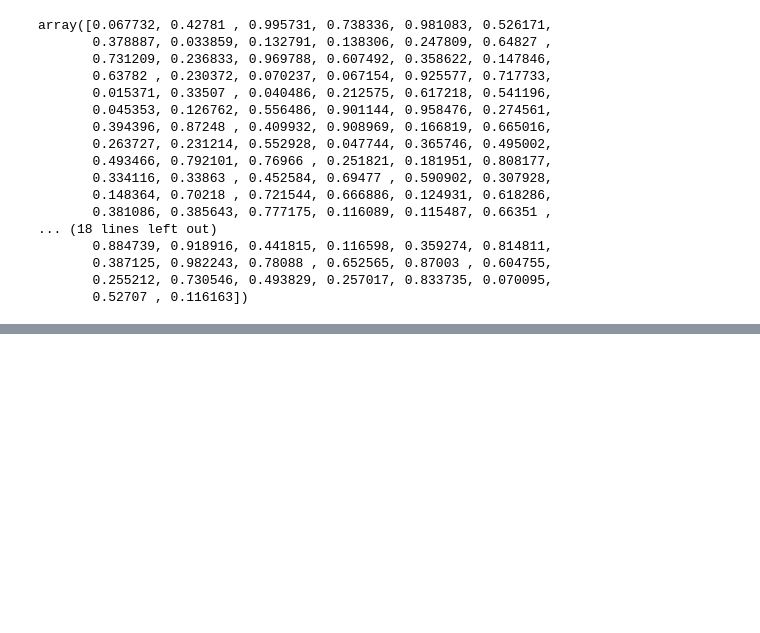
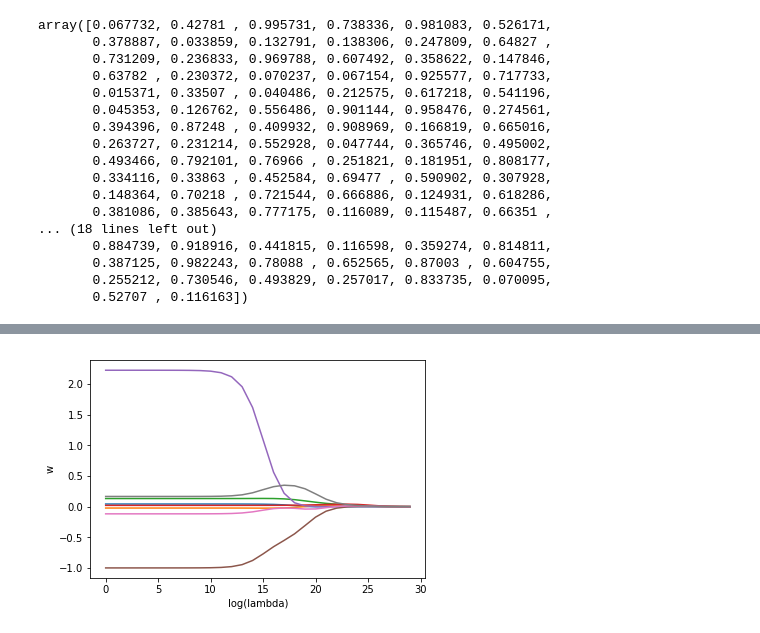
Before and after one commit to bruceEeZhao/machinLearning, a Jupyter notebook: chp08-regression/regression.ipynb, the cells around one changed output, grey strips where cells are left out. Drawn from its saved outputs; the diff is of its cells as text; code cells hidden in the pictures; blank space fills up the shorter version.

```diff
--- a/chp08-regression/regression.ipynb
+++ b/chp08-regression/regression.ipynb
@@ -68,0 +177,4 @@ array([0.067732, 0.42781 , 0.995731, 0.738336, 0.981083, 0.526171,
+# %%
+ws = strandRegress(abX[0:99], abY[0:99])
+yHat = np.mat(abX[100:199])*ws
+rssError(abY[100:199], yHat.T.A)
@@ -68,0 +198,42 @@ array([0.067732, 0.42781 , 0.995731, 0.738336, 0.981083, 0.526171,
+# %%
+def ridgeRegress(xMat, yMat, lambdaa=0.2):
+    xTx = xMat.T*xMat
+    denom = xTx + np.eye(xMat.shape[1])*lambdaa
+    if np.linalg.det(denom) == 0.0:
+        print("this matrix is ingular, cannot do inverse")
+        return
+    ws = denom.I * (xMat.T*yMat)
+    return ws
+
+def ridgeTest(xArr, yArr):
+    xMat = np.mat(xArr)
+    yMat = np.mat(yArr).T
+
+    # 数据标准化 start
+    # 均值
+    yMean = np.mean(yMat, 0)
+    xMean = np.mean(xMat, 0)
+    # 均方差
+    xVar = np.var(xMat, 0)
+    yMat = yMat - yMean
+    xMat = (xMat - xMean)/xVar
+    # 数据标准化 end
+
+    numTestPts = 30
+    wMat = np.zeros((numTestPts, xMat.shape[1]))
+
+    for i in range(numTestPts):
+        ws = ridgeRegress(xMat, yMat, np.exp(i-10))
+        wMat[i,:]=ws.T
+    return wMat
+# %%
+ridgeWeights = ridgeTest(abX, abY)
+# %%
+fig = plt.figure()
+ax = fig.add_subplot(111)
+ax.plot(ridgeWeights)
+plt.xlabel("log(lambda)")
+plt.ylabel("w")
+plt.show()
+# %% [output]
+[figure, added]
```
Also changed, not shown: parts of 15 cells of this notebook.
